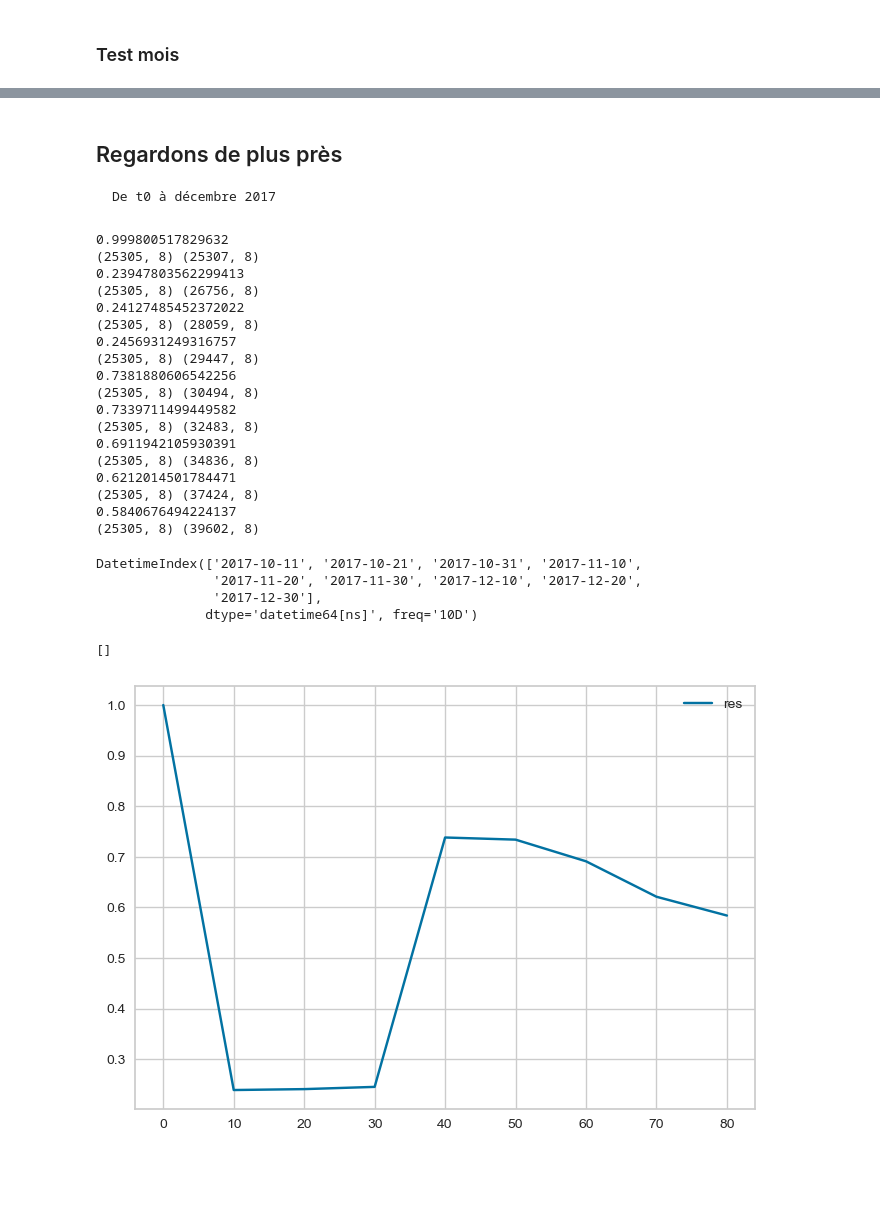
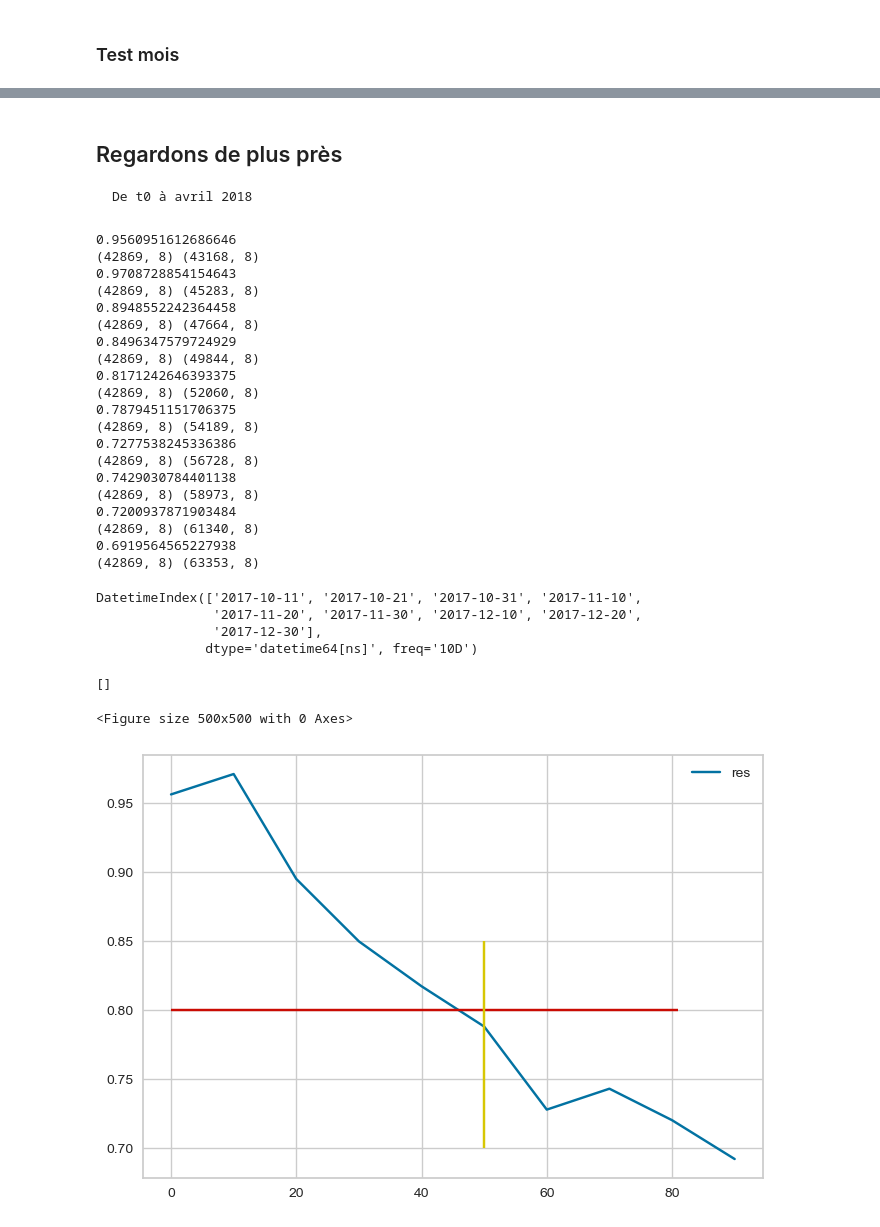
Before and after one commit to ArhurK/P5-Segmentez-les-clients-d-un-e-commerce, a Jupyter notebook: ARI.ipynb, the cells around one changed output, grey strips where cells are left out. Drawn from its saved outputs; the diff is of its cells as text; code cells hidden in the pictures; blank space fills up the shorter version.

```diff
--- a/ARI.ipynb
+++ b/ARI.ipynb
@@ -262,14 +285,14 @@ Date de fin :  2018-10-17 00:00:00
 # %%
 # 1ere année
 start_date = pd.to_datetime('10/11/2016') # M J Y
-end_date = pd.to_datetime('10/11/2017')
+end_date = pd.to_datetime('01/01/2018')
 
 # Dernière date dans nos données
 final_date = pd.to_datetime('10/17/2018')
 
 
-baseline = df.loc[(df['order_delivered_customer_date'] > start_date) &
-                  (df['order_delivered_customer_date'] < end_date)].copy()
+baseline = df.loc[(df['order_purchase_timestamp'] > start_date) &
+                  (df['order_purchase_timestamp'] < end_date)].copy()
 
 baseline.shape
 # %% [output]
@@ -284,11 +307,11 @@ Timestamp('2017-10-15 00:00:00', freq='W-SUN')
 # %%
 t1 = pd.to_datetime('10/18/2017')
 
-s1 = df.loc[(df['order_delivered_customer_date'] > end_date) &
-       (df['order_delivered_customer_date'] < t1)]
+s1 = df.loc[(df['order_purchase_timestamp'] > end_date) &
+       (df['order_purchase_timestamp'] < t1)]
 
 test = df.loc[
-       (df['order_delivered_customer_date'] < t1)]
+       (df['order_purchase_timestamp'] < t1)]
 
 #s1
 # %%
@@ -394,7 +415,7 @@ res = []
 
 for t in futur_mois:
 
-    testing = df.loc[(df['order_delivered_customer_date'] < t)]
+    testing = df.loc[(df['order_purchase_timestamp'] < t)]
 
     # fonction rfm
 
@@ -430,10 +451,10 @@ plt.plot()
 # %% [markdown]
 ## Regardons de plus près
-    De t0 à décembre 2017
+    De t0 à avril 2018
 # %%
-decembre_2017 = pd.to_datetime('01/01/2018')
+avr_2018 = pd.to_datetime('04/01/2018')
 
-futur_mois = pd.date_range(start=end_date, freq = "10D", end = decembre_2017)
+futur_mois = pd.date_range(start=end_date, freq = "10D", end = avr_2018)
 futur_mois
 
 
@@ -441,7 +462,7 @@ res = []
 
 for t in futur_mois:
 
-    testing = df.loc[(df['order_delivered_customer_date'] < t)]
+    testing = df.loc[(df['order_purchase_timestamp'] < t)]
 
     # fonction rfm
 
@@ -451,24 +472,26 @@ for t in futur_mois:
 
     print(rfm_baseline.shape,rfm_testing.shape)
 # %% [output]
-0.999800517829632
-(25305, 8) (25307, 8)
-0.23947803562299413
-(25305, 8) (26756, 8)
-0.24127485452372022
-(25305, 8) (28059, 8)
-0.2456931249316757
-(25305, 8) (29447, 8)
-0.7381880606542256
-(25305, 8) (30494, 8)
-0.7339711499449582
-(25305, 8) (32483, 8)
-0.6911942105930391
-(25305, 8) (34836, 8)
-0.6212014501784471
-(25305, 8) (37424, 8)
-0.5840676494224137
-(25305, 8) (39602, 8)
+0.9560951612686646
+(42869, 8) (43168, 8)
+0.9708728854154643
+(42869, 8) (45283, 8)
+0.8948552242364458
+(42869, 8) (47664, 8)
+0.8496347579724929
+(42869, 8) (49844, 8)
+0.8171242646393375
+(42869, 8) (52060, 8)
+0.7879451151706375
+(42869, 8) (54189, 8)
+0.7277538245336386
+(42869, 8) (56728, 8)
+0.7429030784401138
+(42869, 8) (58973, 8)
+0.7200937871903484
+(42869, 8) (61340, 8)
+0.6919564565227938
+(42869, 8) (63353, 8)
 # %%
 futur_mois
 # %% [output]
@@ -477,8 +500,12 @@ DatetimeIndex(['2017-10-11', '2017-10-21', '2017-10-31', '2017-11-10',
                '2017-12-30'],
               dtype='datetime64[ns]', freq='10D')
 # %%
+plt.figure(figsize=(5,5))
 pd.DataFrame({'res' : res }, index = (futur_mois - end_date).astype('timedelta64[D]')).plot()
+plt.hlines(y=0.8,xmin=0,xmax=81,color='r')
+plt.vlines(x=50,ymin=0.7,ymax=0.85,color='y')
 plt.plot()
 # %% [output]
 []
+<Figure size 500x500 with 0 Axes>
-[figure, old version]
+[figure, new version]
```
Also changed, not shown: parts of 28 cells of this notebook, 4 other files.
